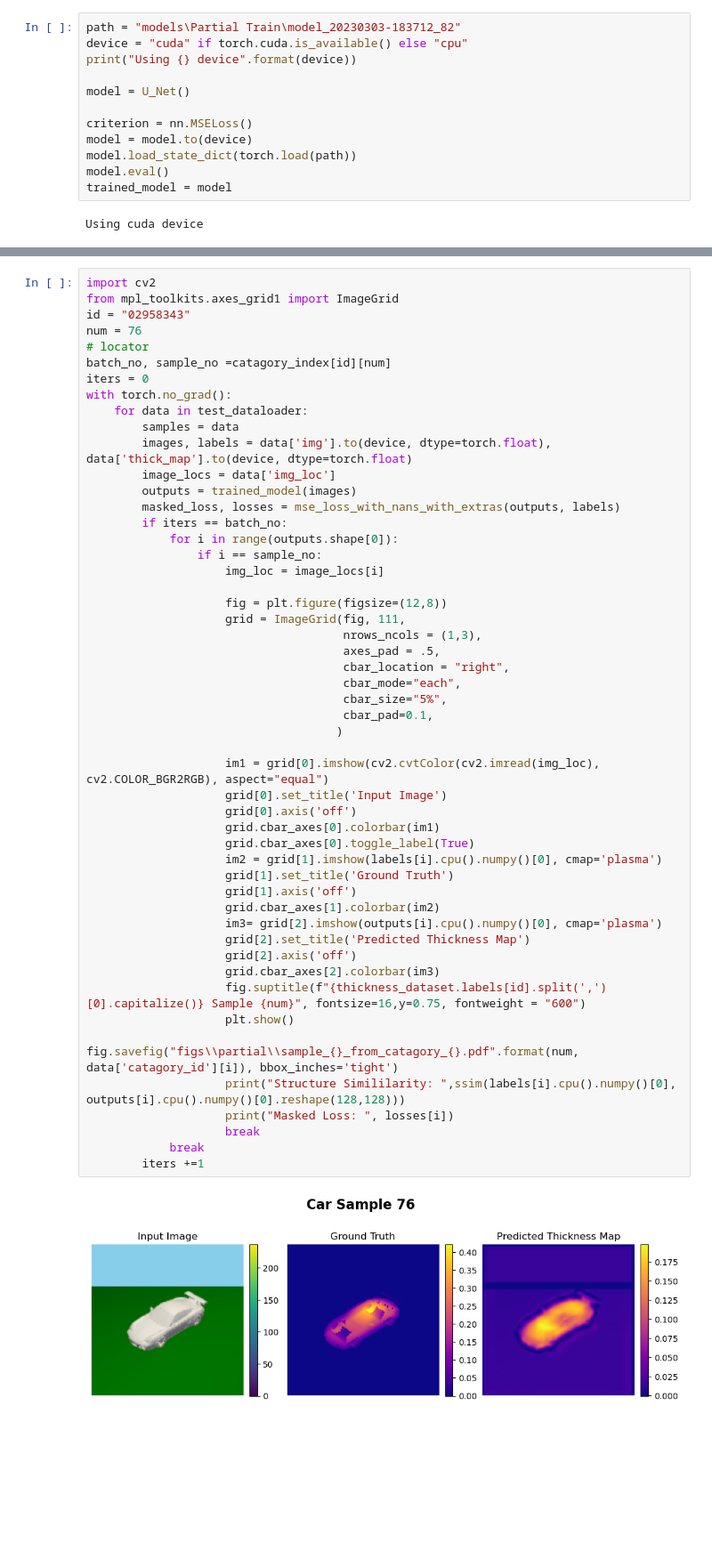
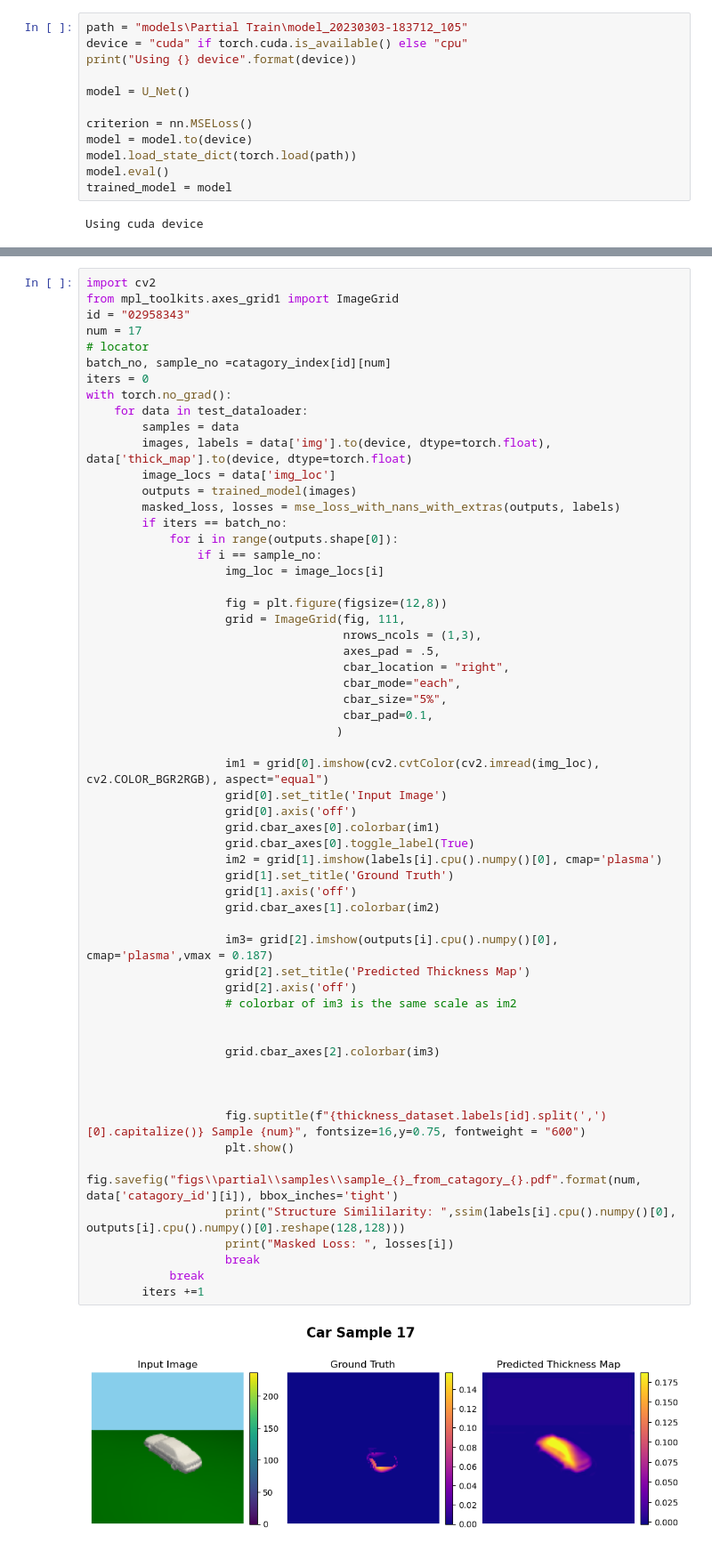
Before and after one commit to kane1204/Object-Thickness-Estimation-Network, a Jupyter notebook: test_model_partial.ipynb, the cells around one changed output, grey strips where cells are left out. Shown: that part at 89% size. Saved outputs shown, nothing was run; the diff lists cells and outputs as text; blank space fills up the shorter version.

Commit message:
Partial Model test run

```diff
--- a/test_model_partial.ipynb
+++ b/test_model_partial.ipynb
@@ -74,5 +81,5 @@ Number of samples in dataset with only large objects 1038
 # %%
-path = "models\Partial Train\model_20230303-183712_82"
+path = "models\Partial Train\model_20230303-183712_105"
 device = "cuda" if torch.cuda.is_available() else "cpu"
 print("Using {} device".format(device))
 
@@ -186,7 +190,7 @@ fig.savefig("figs\\partial\\count_of_each_catagory.pdf", bbox_inches='tight')
 import cv2
 from mpl_toolkits.axes_grid1 import ImageGrid
 id = "02958343"
-num = 76
+num = 17
 # locator
 batch_no, sample_no =catagory_index[id][num]
 iters = 0
@@ -205,33 +209,40 @@ with torch.no_grad():
                     fig = plt.figure(figsize=(12,8))
                     grid = ImageGrid(fig, 111,
                                      nrows_ncols = (1,3),
                                      axes_pad = .5,
                                      cbar_location = "right",
                                      cbar_mode="each",
                                      cbar_size="5%",
                                      cbar_pad=0.1,
                                     )
 
                     im1 = grid[0].imshow(cv2.cvtColor(cv2.imread(img_loc), cv2.COLOR_BGR2RGB), aspect="equal")
                     grid[0].set_title('Input Image')
                     grid[0].axis('off')
                     grid.cbar_axes[0].colorbar(im1)
                     grid.cbar_axes[0].toggle_label(True)
                     im2 = grid[1].imshow(labels[i].cpu().numpy()[0], cmap='plasma')
                     grid[1].set_title('Ground Truth')
                     grid[1].axis('off')
                     grid.cbar_axes[1].colorbar(im2)
-                    im3= grid[2].imshow(outputs[i].cpu().numpy()[0], cmap='plasma')
+
+                    im3= grid[2].imshow(outputs[i].cpu().numpy()[0], cmap='plasma',vmax = 0.187)
                     grid[2].set_title('Predicted Thickness Map')
                     grid[2].axis('off')
+                    # colorbar of im3 is the same scale as im2
+
+
                     grid.cbar_axes[2].colorbar(im3)
+
+
+
                     fig.suptitle(f"{thickness_dataset.labels[id].split(',')[0].capitalize()} Sample {num}", fontsize=16,y=0.75, fontweight = "600")
                     plt.show()
-                    fig.savefig("figs\\partial\\sample_{}_from_catagory_{}.pdf".format(num, data['catagory_id'][i]), bbox_inches='tight')
+                    fig.savefig("figs\\partial\\samples\\sample_{}_from_catagory_{}.pdf".format(num, data['catagory_id'][i]), bbox_inches='tight')
                     print("Structure Simililarity: ",ssim(labels[i].cpu().numpy()[0], outputs[i].cpu().numpy()[0].reshape(128,128)))
                     print("Masked Loss: ", losses[i])
                     break
             break
         iters +=1
 # %% [output]
-[figure, old version]
+[figure, new version]
```
Also changed, not shown: parts of 5 cells of this notebook, 2 other files.
